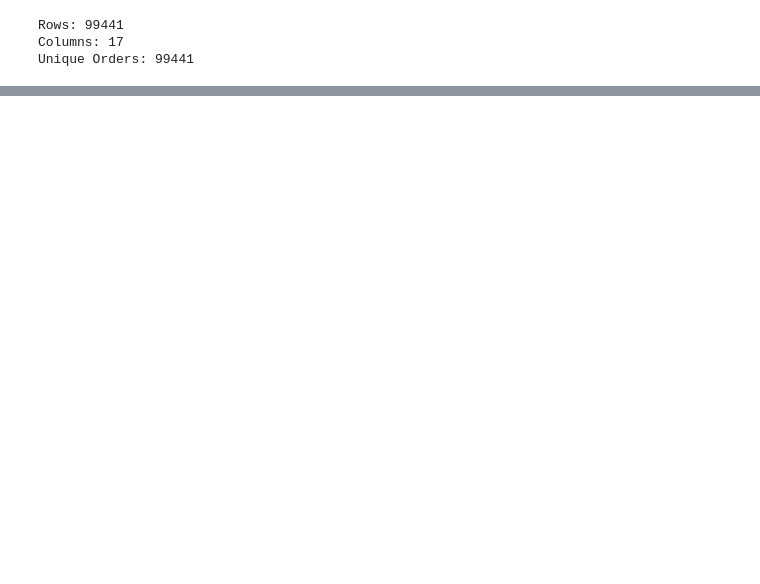
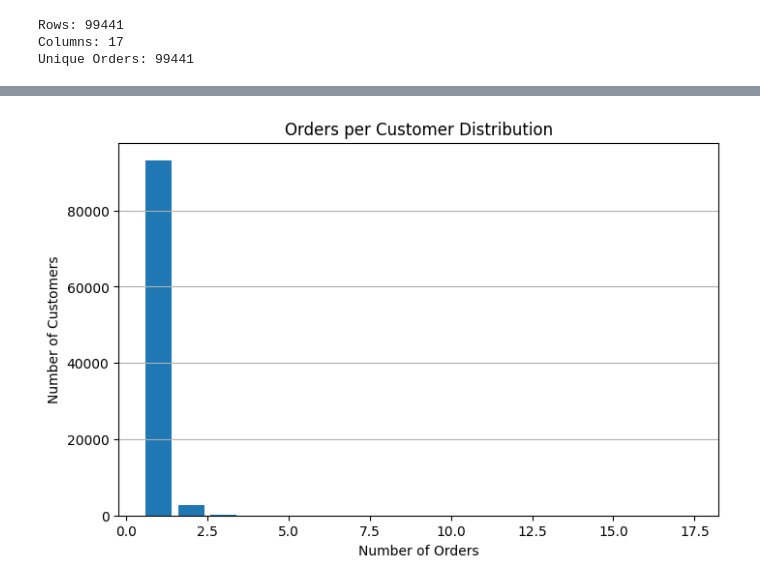
Before and after one commit to NoOne1007/ecommerce-customer-segmentation, a Jupyter notebook: notebooks/01_eda.ipynb, the cells around one changed output, grey strips where cells are left out. Saved outputs shown, nothing was run; the diff lists cells and outputs as text; code cells hidden in the pictures; blank space fills up the shorter version.

```diff
--- a/notebooks/01_eda.ipynb
+++ b/notebooks/01_eda.ipynb
@@ -136,0 +219,14 @@ Unique Orders: 99441
+# %%
+# --- ORDERS PER CUSTOMER ---
+orders_per_customer = (
+    df
+    .groupby("customer_unique_id", as_index=False)
+    .agg({
+        "order_id": "nunique"
+    })
+    .rename(columns={
+        "order_id": "num_orders"
+    })
+)
+
+orders_per_customer.head()
@@ -136,0 +240,9 @@ Unique Orders: 99441
+# %%
+# --- DISTRIBUTION ---
+order_dist = (
+    orders_per_customer["num_orders"]
+    .value_counts()
+    .sort_index()
+)
+
+order_dist
@@ -136,0 +261,15 @@ Unique Orders: 99441
+# %%
+import matplotlib.pyplot as plt
+
+plt.figure(figsize=(8,5))
+
+plt.bar(order_dist.index, order_dist.values)
+
+plt.title("Orders per Customer Distribution")
+plt.xlabel("Number of Orders")
+plt.ylabel("Number of Customers")
+
+plt.grid(axis='y')
+plt.show()
+# %% [output]
+[figure, added]
```
Also changed, not shown: parts of 21 cells of this notebook.
